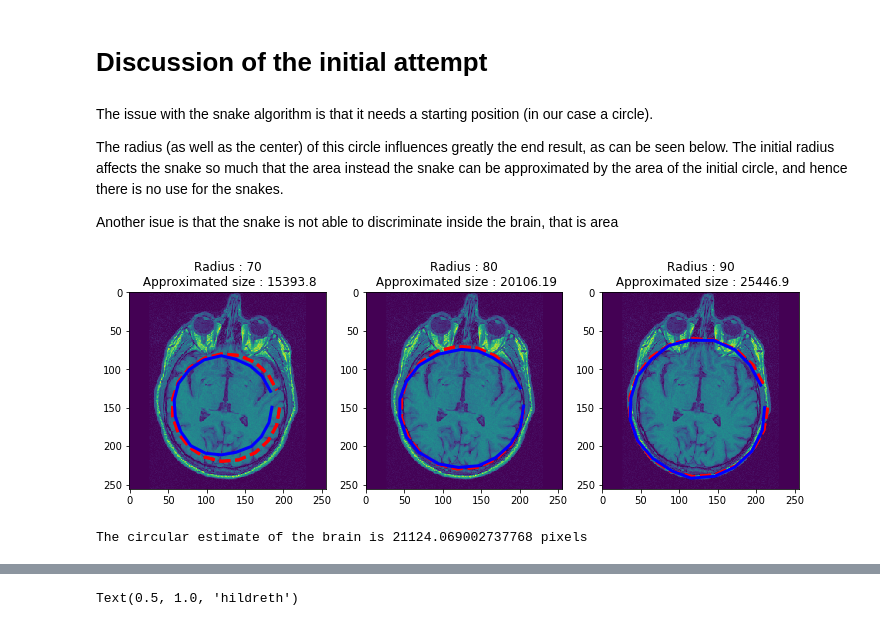
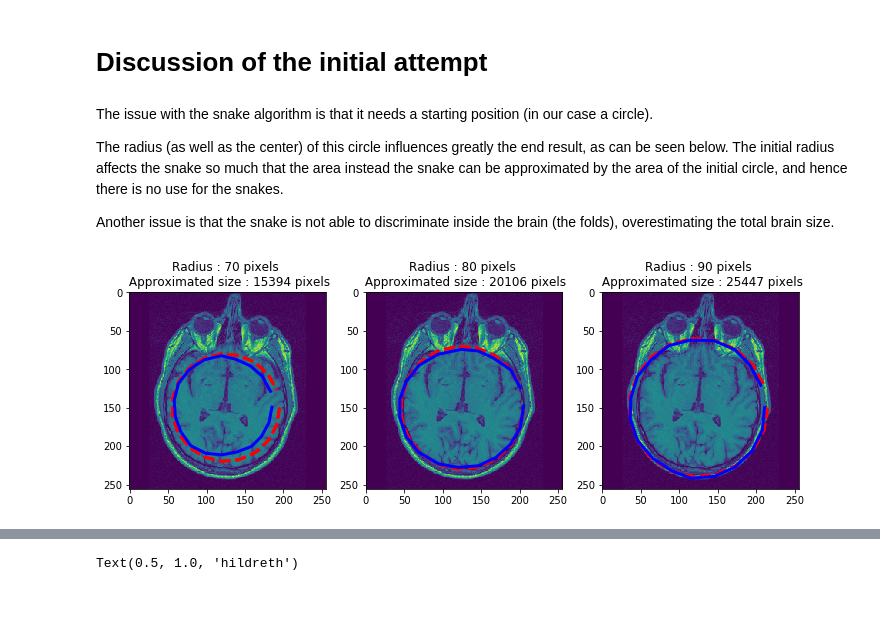
Before and after one commit to LeylaVakilian/PatternRecognition-, a Jupyter notebook: labs/lab_01_segmentation.ipynb, the cells around one changed output, grey strips where cells are left out. Cells and saved outputs as stored; diff of their text form; code cells hidden in the pictures.

```diff
--- a/labs/lab_01_segmentation.ipynb
+++ b/labs/lab_01_segmentation.ipynb
@@ -198,7 +198,7 @@ threshold = 69  # 69 has been set empirically
 for seed, ax in zip([(100,100), (95,95), (105,105)], axes.ravel()):
     segmented_brain = region_growing(seed, threshold, brain_im)
     ax.imshow(segmented_brain)
-    ax.set_title("seed : " + str(seed) + "\n size brain : " + str(compute_size(segmented_brain)) + " pixels" )
+    ax.set_title("seed : " + str(seed) + "\n brain size : " + str(compute_size(segmented_brain)) + " pixels" )
 fig.tight_layout()
 # %% [output]
 [figure]
@@ -287,39 +287,31 @@ The issue with the snake algorithm is that it needs a starting position (in our
 
 The radius (as well as the center) of this circle influences greatly the end result, as can be seen below. The initial radius affects the snake so much that the area instead the snake can be approximated by the area of the initial circle, and hence there is no use for the snakes.
 
-Another isue is that the snake is not able to discriminate inside the brain, that is area
+Another issue is that the snake is not able to discriminate inside the brain (the folds), overestimating the total brain size.
 # %%
 fig, axes = plt.subplots(1, 3, figsize=(12, 12))
 
 centre_init = [150,125]
 resolution_init = 20
 for ax, r in zip(axes.ravel(), [70, 80, 90]):
     # plot brain
     ax.imshow(brain_im)
 
     # Generate circle points
     points = circle_points(resolution_init,centre_init,r)[:-1]
 
     # Plot brain and circle points
     ax.plot(points[:, 0], points[:, 1], '--r', lw=3)
 
     image_gray = color.rgb2gray(brain_im)
 
     # Create active contour starting at the circle points - parameters tuned
     snake = seg.active_contour(image_gray, points, beta=0.1,w_line=-6.0, w_edge=10)
 
     # Plot the circle points and the resulting active contour
     ax.plot(points[:, 0], points[:, 1], '--r', lw=3)
     ax.plot(snake[:, 0], snake[:, 1], '-b', lw=3);
 
-    ax.set_title('Radius : ' + str(r) + "\n Approximated size : " + str(round((np.pi)*r**2, 2)))
+    ax.set_title('Radius : ' + str(r) + " pixels \n Approximated size : " + str(round((np.pi)*r**2)) + " pixels")
 # %% [output]
-[figure, old version]
+[figure, new version]
-# %%
-circular_estimate =
-print('The circular estimate of the brain is ' + str(circular_estimate) + " pixels")
-
-
-#CALCULATE AREA WITHIN SNAKE
-# %% [output]
-The circular estimate of the brain is 21124.069002737768 pixels
```
Also changed, not shown: parts of 17 cells of this notebook.
